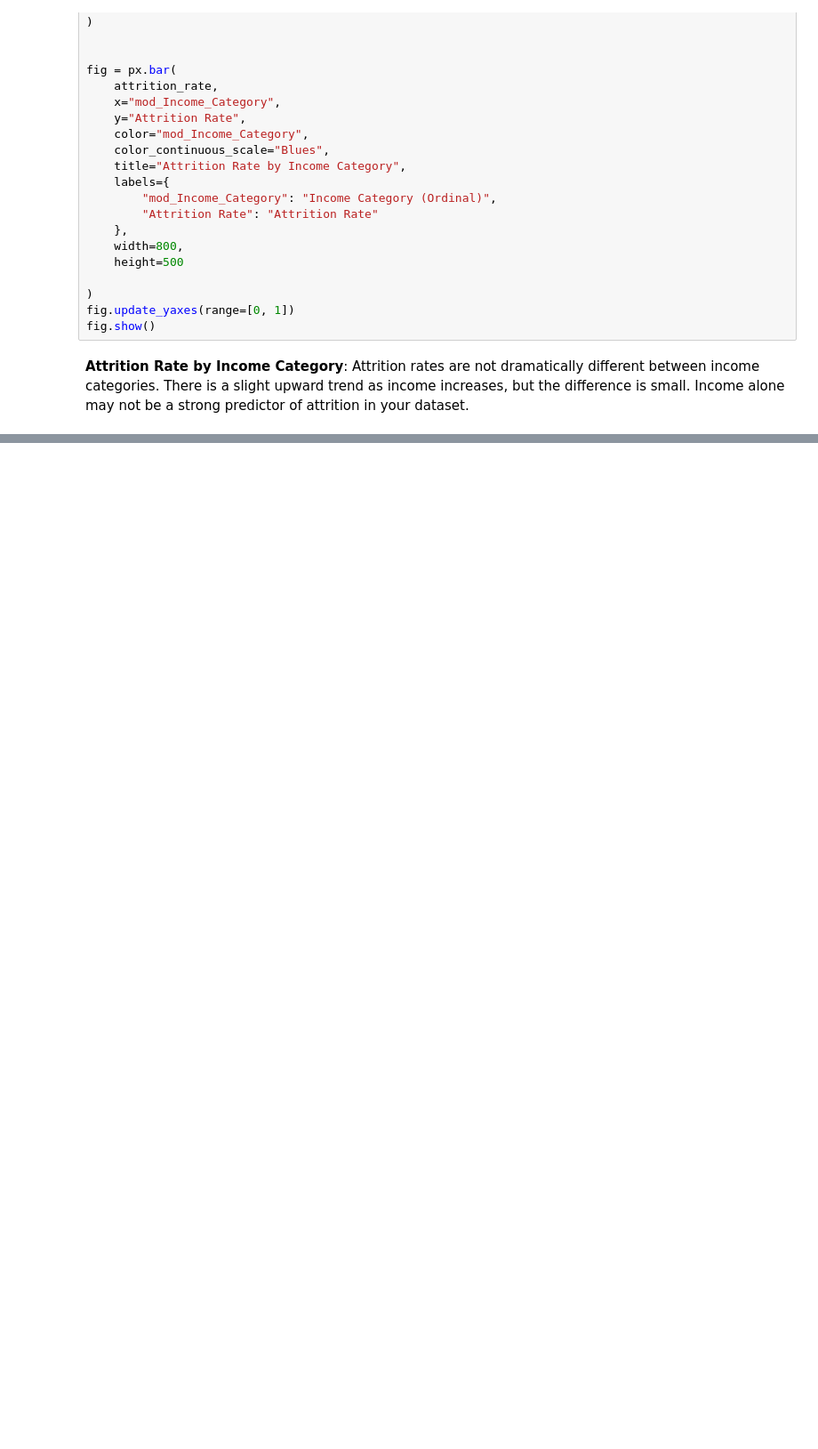
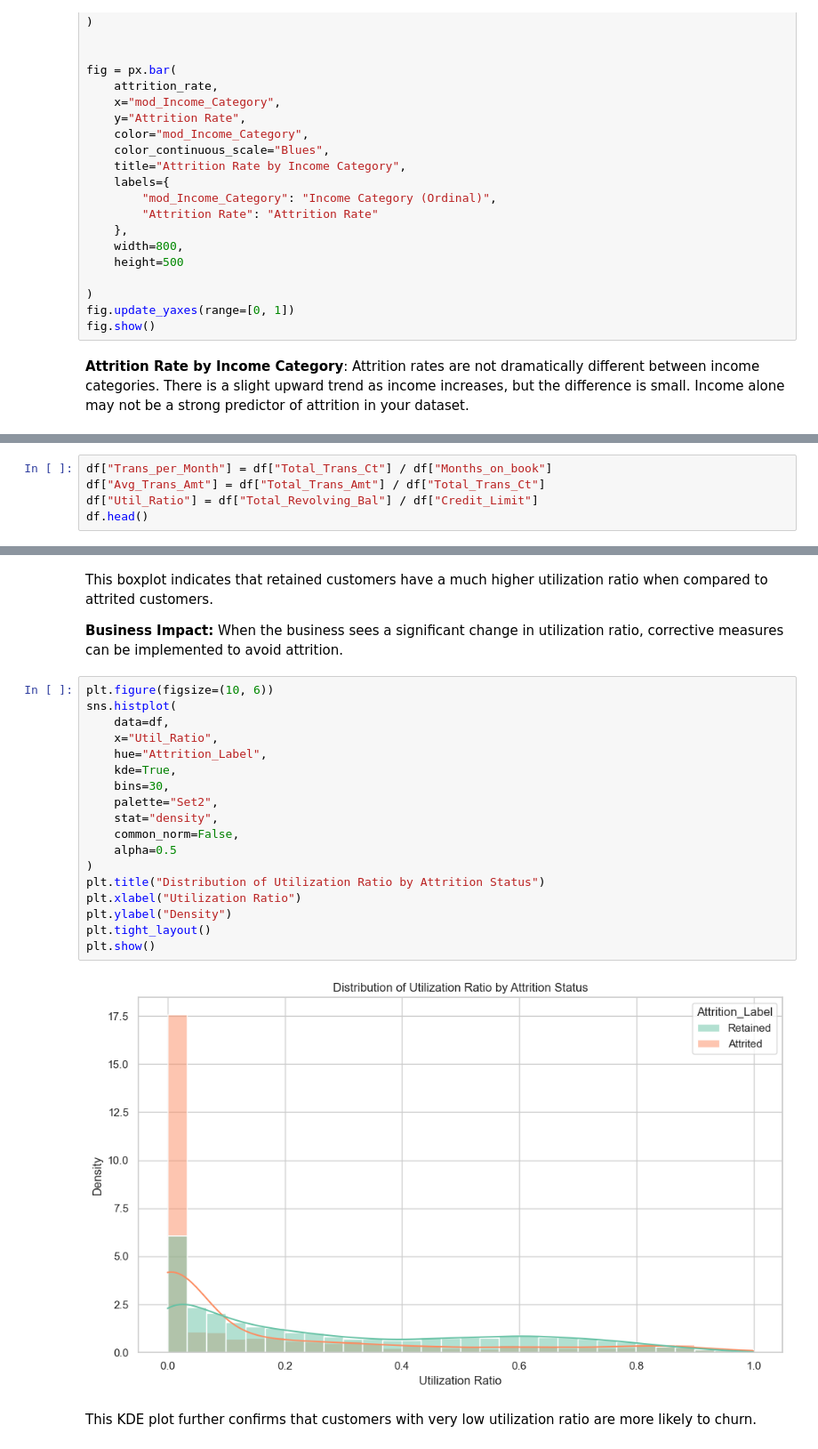
Before and after one commit to Harpreetkh/credit-card-customer-churn-analysis, a Jupyter notebook: jupyter_notebooks/credit-card-churn-analysis_transform.ipynb, the cells around one changed output, grey strips where cells are left out. Shown at 89% size. Drawn from its saved outputs; the diff is of its cells as text; blank space fills up the shorter version.

```diff
--- a/jupyter_notebooks/credit-card-churn-analysis_transform.ipynb
+++ b/jupyter_notebooks/credit-card-churn-analysis_transform.ipynb
@@ -661,0 +788,5 @@ Income alone may not be a strong predictor of attrition in your dataset.
+# %%
+df["Trans_per_Month"] = df["Total_Trans_Ct"] / df["Months_on_book"]
+df["Avg_Trans_Amt"] = df["Total_Trans_Amt"] / df["Total_Trans_Ct"]
+df["Util_Ratio"] = df["Total_Revolving_Bal"] / df["Credit_Limit"]
+df.head()
@@ -661,0 +946,27 @@ Income alone may not be a strong predictor of attrition in your dataset.
+# %% [markdown]
+This boxplot indicates that retained customers have a much higher utilization ratio when compared to attrited customers.
+
+**Business Impact:**
+When the business sees a significant change in utilization ratio, corrective measures can be implemented to avoid attrition.
+# %%
+plt.figure(figsize=(10, 6))
+sns.histplot(
+    data=df,
+    x="Util_Ratio",
+    hue="Attrition_Label",
+    kde=True,
+    bins=30,
+    palette="Set2",
+    stat="density",
+    common_norm=False,
+    alpha=0.5
+)
+plt.title("Distribution of Utilization Ratio by Attrition Status")
+plt.xlabel("Utilization Ratio")
+plt.ylabel("Density")
+plt.tight_layout()
+plt.show()
+# %% [output]
+[figure, added]
+# %% [markdown]
+This KDE plot further confirms that customers with very low utilization ratio are more likely to churn.
```
Also changed, not shown: parts of 72 cells of this notebook.
